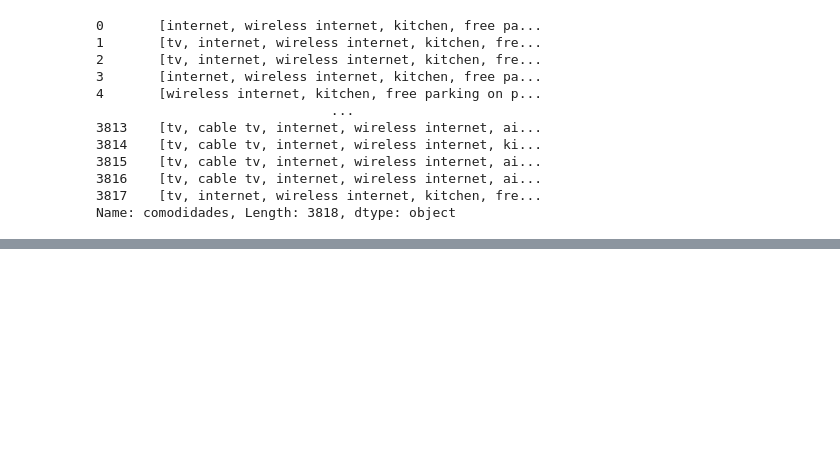
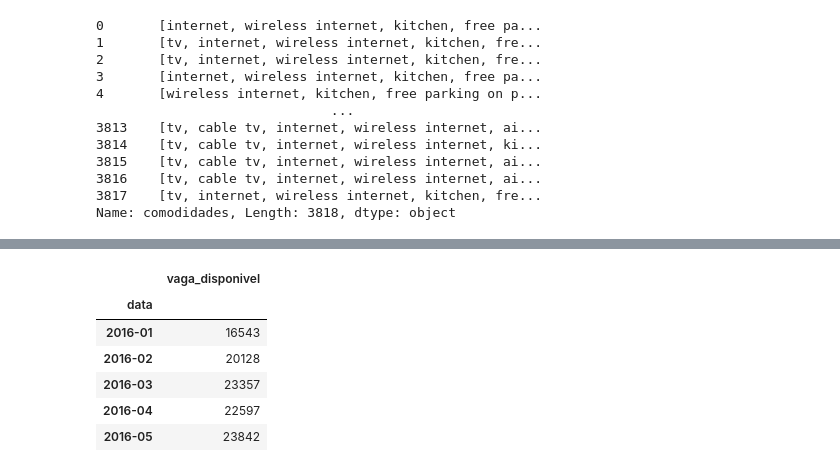
Before and after one commit to ygor-github/pandas_manipulando_datos, a Jupyter notebook: aula1.ipynb, the cells around one changed output, grey strips where cells are left out. Saved outputs shown, nothing was run; the diff lists cells and outputs as text; code cells hidden in the pictures; blank space fills up the shorter version.

```diff
--- a/aula1.ipynb
+++ b/aula1.ipynb
@@ -435,0 +493,3 @@ Name: comodidades, Length: 3818, dtype: object
+# %%
+# Para formtear tiempo usamos dt.strftime
+subdata = inmuebles['data'].dt.strftime('%Y-%m')
@@ -435,0 +530,11 @@ Name: comodidades, Length: 3818, dtype: object
+# %%
+subset = inmuebles.groupby(subdata)['vaga_disponivel'].sum().to_frame()
+subset.head()
+# %% [output]
+|  | vaga_disponivel |
+| data |  |
+| 2016-01 | 16543 |
+| 2016-02 | 20128 |
+| 2016-03 | 23357 |
+| 2016-04 | 22597 |
+| 2016-05 | 23842 |
```
Also changed, not shown: parts of 12 cells of this notebook.
